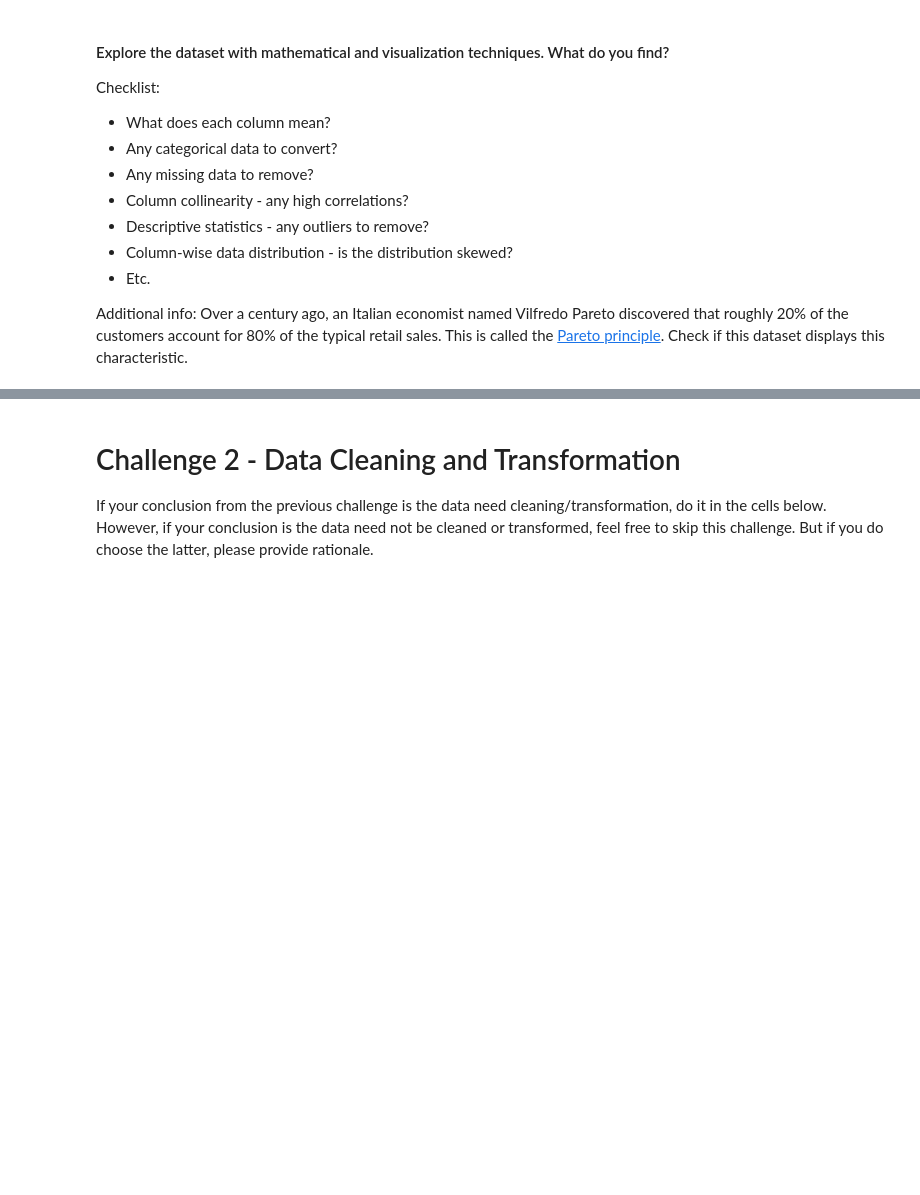
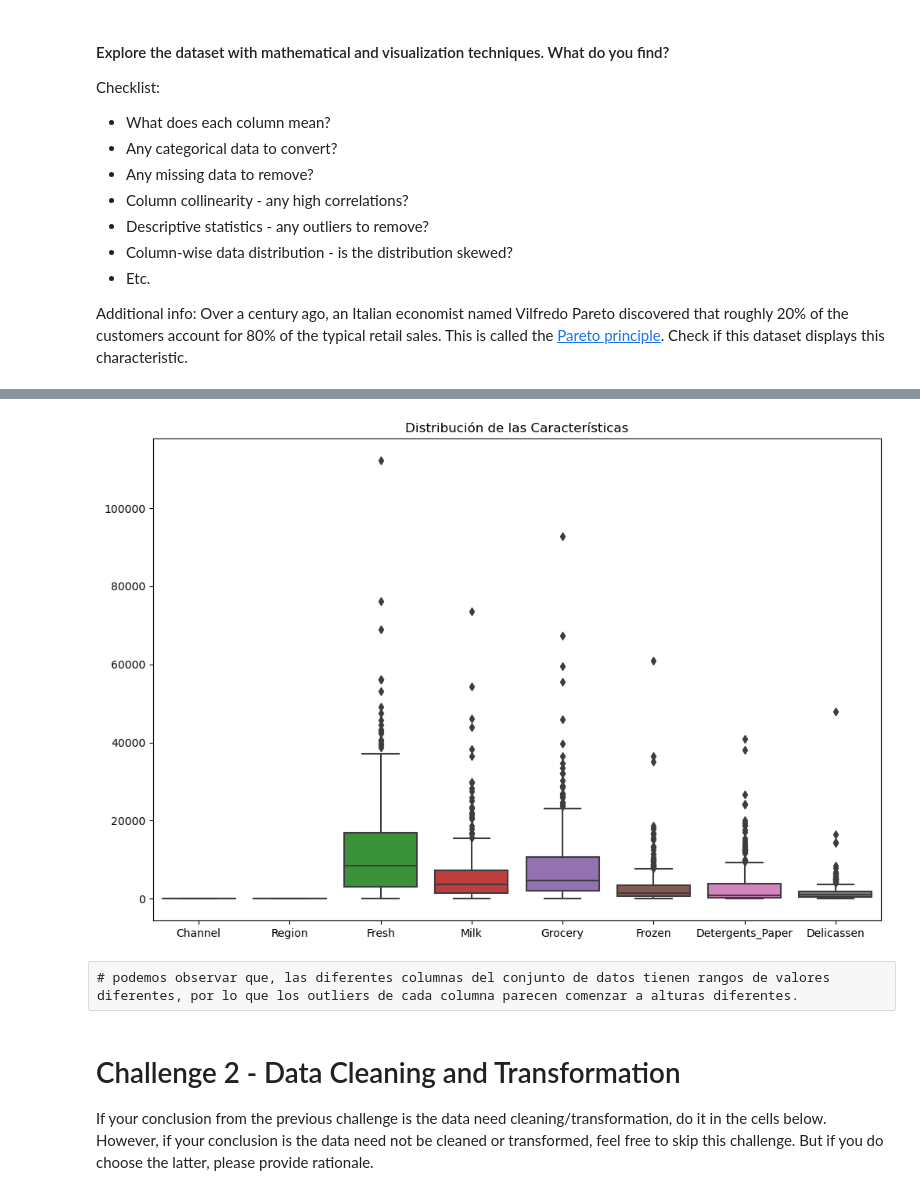
Before and after one commit to Ironhack-Data-Madrid-Octubre-2023/7.4-lab_unsupervised_learning, a Jupyter notebook: your-code/main.ipynb, the cells around one changed output, grey strips where cells are left out. Drawn from its saved outputs; the diff is of its cells as text; code cells hidden in the pictures; blank space fills up the shorter version.

```diff
--- a/your-code/main.ipynb
+++ b/your-code/main.ipynb
@@ -66,3 +177,14 @@ customers.columns   # se observan las columnas
+# %%
+# Visualiza la distribución de cada columna mediante box plots
+
+plt.figure(figsize=(12, 8))
+sns.boxplot(data=customers)
+plt.title('Distribución de las Características')
+plt.show()
+# %% [output]
+[figure, added]
+# %% [raw]
+# podemos observar que, las diferentes columnas del conjunto de datos tienen rangos de valores diferentes, por lo que los outliers de cada columna parecen comenzar a alturas diferentes.
 # %% [markdown]
 # Challenge 2 - Data Cleaning and Transformation
 
```
Also changed, not shown: parts of 35 cells of this notebook.
